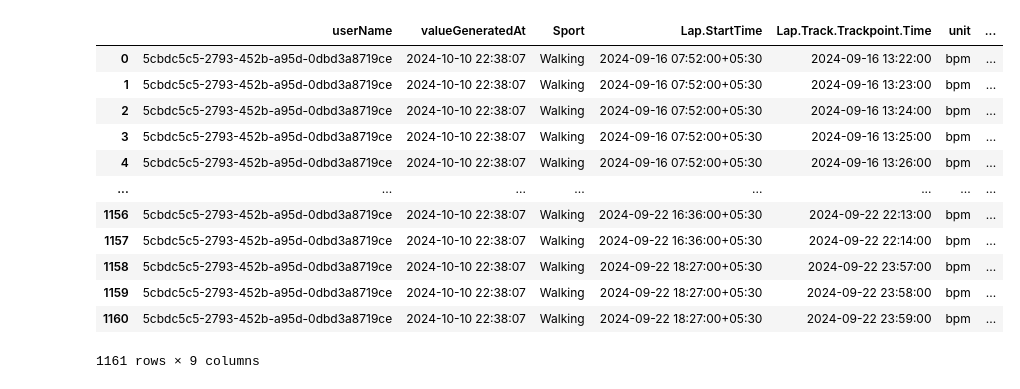
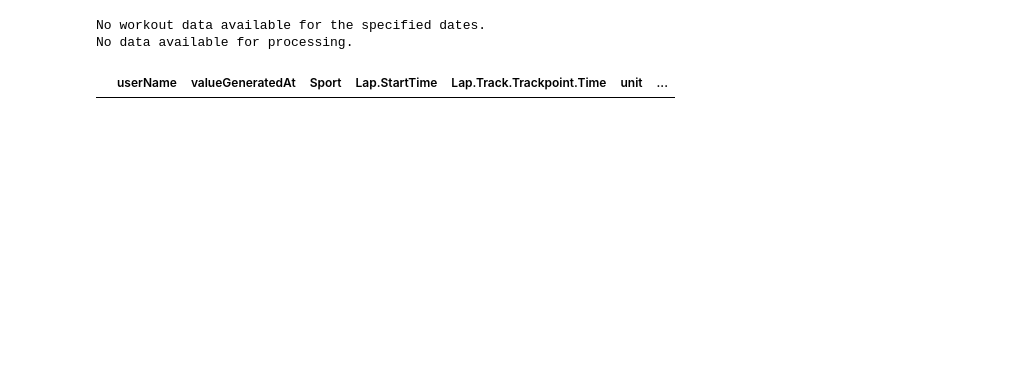
Before and after one commit to fh-rahul-agarwal/fh-corex, a Jupyter notebook: main.ipynb, the cells around one changed output. Drawn from its saved outputs; the diff is of its cells as text; code cells hidden in the pictures; blank space fills up the shorter version.

```diff
--- a/main.ipynb
+++ b/main.ipynb
@@ -22,7 +22,7 @@ from processing.pillars.workout.dataStream.w_typeHeartRate import *
 # %%
 processor = ParseData()
 googleFit_allData = processor.allData_json(r'C:\Users\DELL\Downloads\Google Fit Data\Hamdaan Fit Data\takeout-20241007T045109Z-002\Takeout\Fit\All Data')
-googleFit_activitiesData = processor.activities_tcx(r'C:\Users\DELL\Downloads\Google Fit Data\anwesha fit data\Takeout\Fit\Activities')
+googleFit_activitiesData = processor.activities_tcx(r'C:\Users\DELL\Downloads\Google Fit Data\Rahul Fit Data\Activities')
 # %%
 user_name = "5cbdc5c5-2793-452b-a95d-0dbd3a8719ce"
 
@@ -42,3 +42,9 @@ activitiesData_columns = ['userName'] + [col for col in googleFit_activitiesData
 
 googleFit_allData = googleFit_allData[allData_columns]
 googleFit_activitiesData = googleFit_activitiesData[activitiesData_columns]
+# %%
+import pandas as pd
+googleFit_activitiesData['filteradate'] = pd.to_datetime(googleFit_activitiesData['Lap.StartTime']).dt.date
+date = pd.to_datetime("2024-10-07").date()
+f_df = googleFit_activitiesData[googleFit_activitiesData['filteradate'] == date]
+f_df
@@ -83,17 +77,7 @@ wcal_df
 # %%
-whr_df = WHeartRate(googleFit_activitiesData, start_date, end_date).process()
+whr_df = WHeartRate(googleFit_activitiesData, "2024-10-07").process()
 whr_df
 # %% [output]
+No workout data available for the specified dates.
+No data available for processing.
 |  | userName | valueGeneratedAt | Sport | Lap.StartTime | Lap.Track.Trackpoint.Time | unit | ... |
-| 0 | 5cbdc5c5-2793-452b-a95d-0dbd3a8719ce | 2024-10-10 22:38:07 | Walking | 2024-09-16 07:52:00+05:30 | 2024-09-16 13:22:00 | bpm | ... |
-| 1 | 5cbdc5c5-2793-452b-a95d-0dbd3a8719ce | 2024-10-10 22:38:07 | Walking | 2024-09-16 07:52:00+05:30 | 2024-09-16 13:23:00 | bpm | ... |
-| 2 | 5cbdc5c5-2793-452b-a95d-0dbd3a8719ce | 2024-10-10 22:38:07 | Walking | 2024-09-16 07:52:00+05:30 | 2024-09-16 13:24:00 | bpm | ... |
-| 3 | 5cbdc5c5-2793-452b-a95d-0dbd3a8719ce | 2024-10-10 22:38:07 | Walking | 2024-09-16 07:52:00+05:30 | 2024-09-16 13:25:00 | bpm | ... |
-| 4 | 5cbdc5c5-2793-452b-a95d-0dbd3a8719ce | 2024-10-10 22:38:07 | Walking | 2024-09-16 07:52:00+05:30 | 2024-09-16 13:26:00 | bpm | ... |
-| ... | ... | ... | ... | ... | ... | ... | ... |
-| 1156 | 5cbdc5c5-2793-452b-a95d-0dbd3a8719ce | 2024-10-10 22:38:07 | Walking | 2024-09-22 16:36:00+05:30 | 2024-09-22 22:13:00 | bpm | ... |
-| 1157 | 5cbdc5c5-2793-452b-a95d-0dbd3a8719ce | 2024-10-10 22:38:07 | Walking | 2024-09-22 16:36:00+05:30 | 2024-09-22 22:14:00 | bpm | ... |
-| 1158 | 5cbdc5c5-2793-452b-a95d-0dbd3a8719ce | 2024-10-10 22:38:07 | Walking | 2024-09-22 18:27:00+05:30 | 2024-09-22 23:57:00 | bpm | ... |
-| 1159 | 5cbdc5c5-2793-452b-a95d-0dbd3a8719ce | 2024-10-10 22:38:07 | Walking | 2024-09-22 18:27:00+05:30 | 2024-09-22 23:58:00 | bpm | ... |
-| 1160 | 5cbdc5c5-2793-452b-a95d-0dbd3a8719ce | 2024-10-10 22:38:07 | Walking | 2024-09-22 18:27:00+05:30 | 2024-09-22 23:59:00 | bpm | ... |
-1161 rows × 9 columns
```
Also changed, not shown: parts of 3 cells of this notebook, 8 other files.
